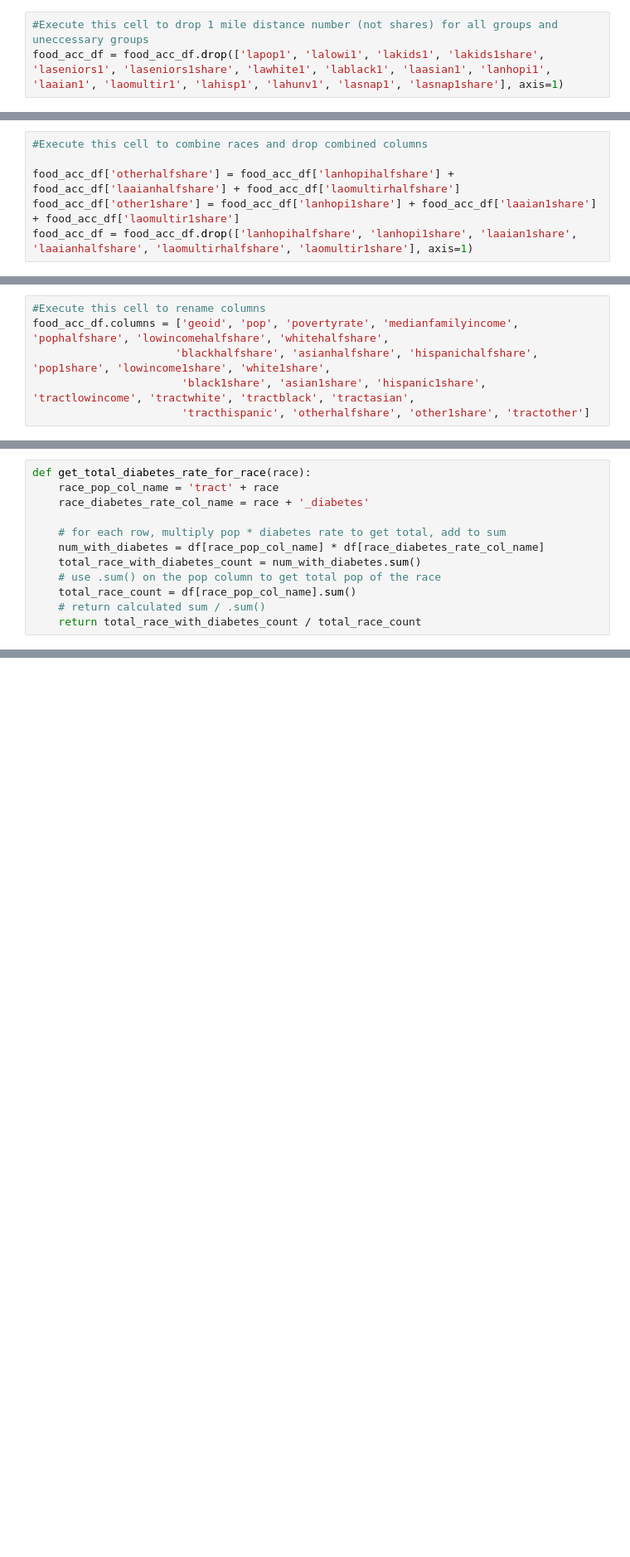
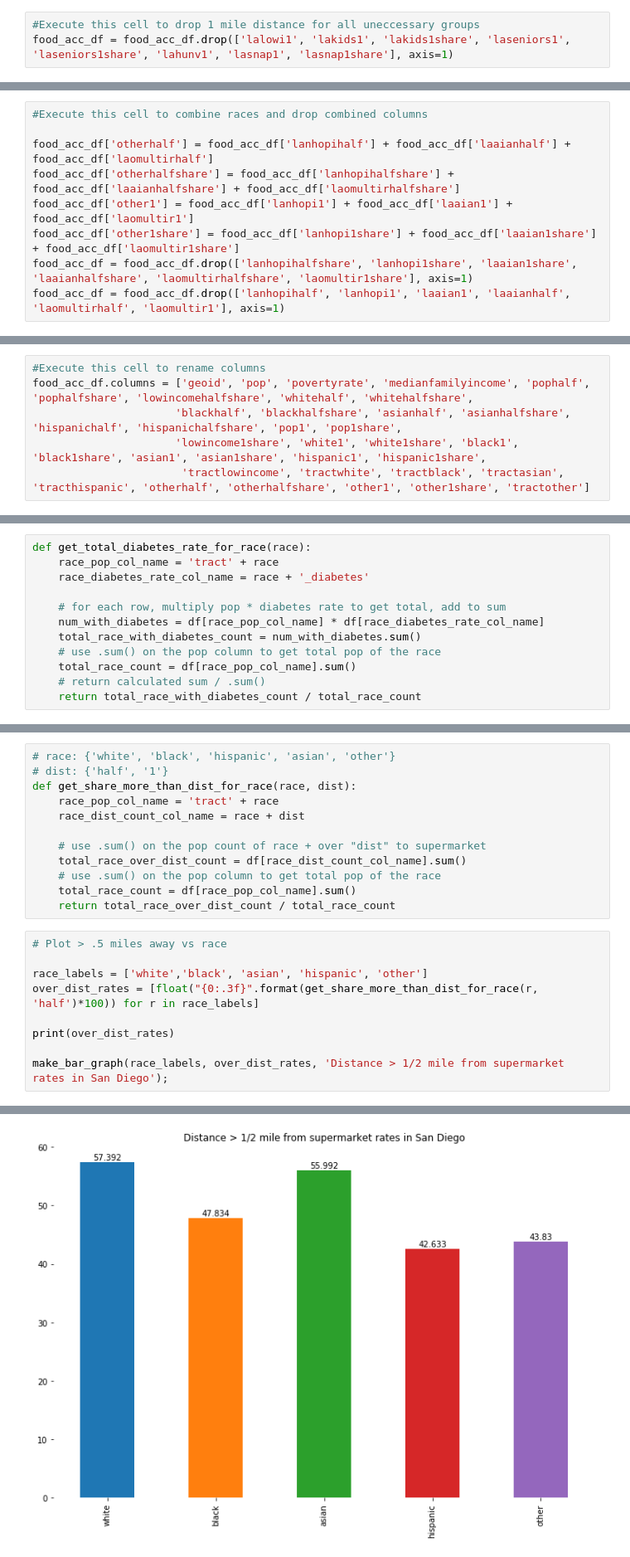
Before and after one commit to aliaawni/COGS108FinalProject, a Jupyter notebook: FinalProject.ipynb, the cells around one changed output, grey strips where cells are left out. Shown at 83% size. Drawn from its saved outputs; the diff is of its cells as text; blank space fills up the shorter version.

Commit message:
added more visualizations

```diff
--- a/FinalProject.ipynb
+++ b/FinalProject.ipynb
@@ -87,3 +91,3 @@ food_acc_df = food_acc_df.drop(['lapophalf', 'lalowihalf', 'lakidshalf', 'lakids
 # %%
-#Execute this cell to drop 1 mile distance number (not shares) for all groups and uneccessary groups
-food_acc_df = food_acc_df.drop(['lapop1', 'lalowi1', 'lakids1', 'lakids1share', 'laseniors1', 'laseniors1share', 'lawhite1', 'lablack1', 'laasian1', 'lanhopi1', 'laaian1', 'laomultir1', 'lahisp1', 'lahunv1', 'lasnap1', 'lasnap1share'], axis=1)
+#Execute this cell to drop 1 mile distance for all uneccessary groups
+food_acc_df = food_acc_df.drop(['lalowi1', 'lakids1', 'lakids1share', 'laseniors1', 'laseniors1share', 'lahunv1', 'lasnap1', 'lasnap1share'], axis=1)
@@ -145,9 +153,12 @@ food_acc_df['povertyrate'] = food_acc_df['povertyrate'] * .01
 # %%
 #Execute this cell to combine races and drop combined columns
 
+food_acc_df['otherhalf'] = food_acc_df['lanhopihalf'] + food_acc_df['laaianhalf'] + food_acc_df['laomultirhalf']
 food_acc_df['otherhalfshare'] = food_acc_df['lanhopihalfshare'] + food_acc_df['laaianhalfshare'] + food_acc_df['laomultirhalfshare']
+food_acc_df['other1'] = food_acc_df['lanhopi1'] + food_acc_df['laaian1'] + food_acc_df['laomultir1']
 food_acc_df['other1share'] = food_acc_df['lanhopi1share'] + food_acc_df['laaian1share'] + food_acc_df['laomultir1share']
 food_acc_df = food_acc_df.drop(['lanhopihalfshare', 'lanhopi1share', 'laaian1share', 'laaianhalfshare', 'laomultirhalfshare', 'laomultir1share'], axis=1)
+food_acc_df = food_acc_df.drop(['lanhopihalf', 'lanhopi1', 'laaian1', 'laaianhalf', 'laomultirhalf', 'laomultir1'], axis=1)
 # %%
 #Execute this cell to combine tract counts across race and drop combined columns
 food_acc_df['tractother'] = food_acc_df['tractnhopi'] + food_acc_df['tractaian'] + food_acc_df['tractomultir']
@@ -154,10 +167,10 @@ food_acc_df['tractother'] = food_acc_df['tractnhopi'] + food_acc_df['tractaian']
 food_acc_df.drop(['tractnhopi', 'tractaian', 'tractomultir'], axis=1, inplace=True)
 # %%
 #Execute this cell to rename columns
-food_acc_df.columns = ['geoid', 'pop', 'povertyrate', 'medianfamilyincome', 'pophalfshare', 'lowincomehalfshare', 'whitehalfshare',
-                      'blackhalfshare', 'asianhalfshare', 'hispanichalfshare', 'pop1share', 'lowincome1share', 'white1share',
-                       'black1share', 'asian1share', 'hispanic1share', 'tractlowincome', 'tractwhite', 'tractblack', 'tractasian',
-                       'tracthispanic', 'otherhalfshare', 'other1share', 'tractother']
+food_acc_df.columns = ['geoid', 'pop', 'povertyrate', 'medianfamilyincome', 'pophalf', 'pophalfshare', 'lowincomehalfshare', 'whitehalf', 'whitehalfshare',
+                      'blackhalf', 'blackhalfshare', 'asianhalf', 'asianhalfshare', 'hispanichalf', 'hispanichalfshare', 'pop1', 'pop1share',
+                      'lowincome1share', 'white1', 'white1share', 'black1', 'black1share', 'asian1', 'asian1share', 'hispanic1', 'hispanic1share',
+                       'tractlowincome', 'tractwhite', 'tractblack', 'tractasian', 'tracthispanic', 'otherhalf', 'otherhalfshare', 'other1', 'other1share', 'tractother']
 # %%
 #Proof that the geoids match across datasets *in order*
 (diabetes_df['geoid'] == food_acc_df['geoid']).all()
@@ -306,0 +323,22 @@ plt.box(False)
+# %%
+# race: {'white', 'black', 'hispanic', 'asian', 'other'}
+# dist: {'half', '1'}
+def get_share_more_than_dist_for_race(race, dist):
+    race_pop_col_name = 'tract' + race
+    race_dist_count_col_name = race + dist
+
+    # use .sum() on the pop count of race + over "dist" to supermarket
+    total_race_over_dist_count = df[race_dist_count_col_name].sum()
+    # use .sum() on the pop column to get total pop of the race
+    total_race_count = df[race_pop_col_name].sum()
+    return total_race_over_dist_count / total_race_count
+# %%
+# Plot > .5 miles away vs race
+
+race_labels = ['white','black', 'asian', 'hispanic', 'other']
+over_dist_rates = [float("{0:.3f}".format(get_share_more_than_dist_for_race(r, 'half')*100)) for r in race_labels]
+
+print(over_dist_rates)
+
+make_bar_graph(race_labels, over_dist_rates, 'Distance > 1/2 mile from supermarket rates in San Diego');
+# %% [output]
@@ -306,0 +346 @@ plt.box(False)
+[figure, added]
```
Also changed, not shown: parts of 27 cells of this notebook.
